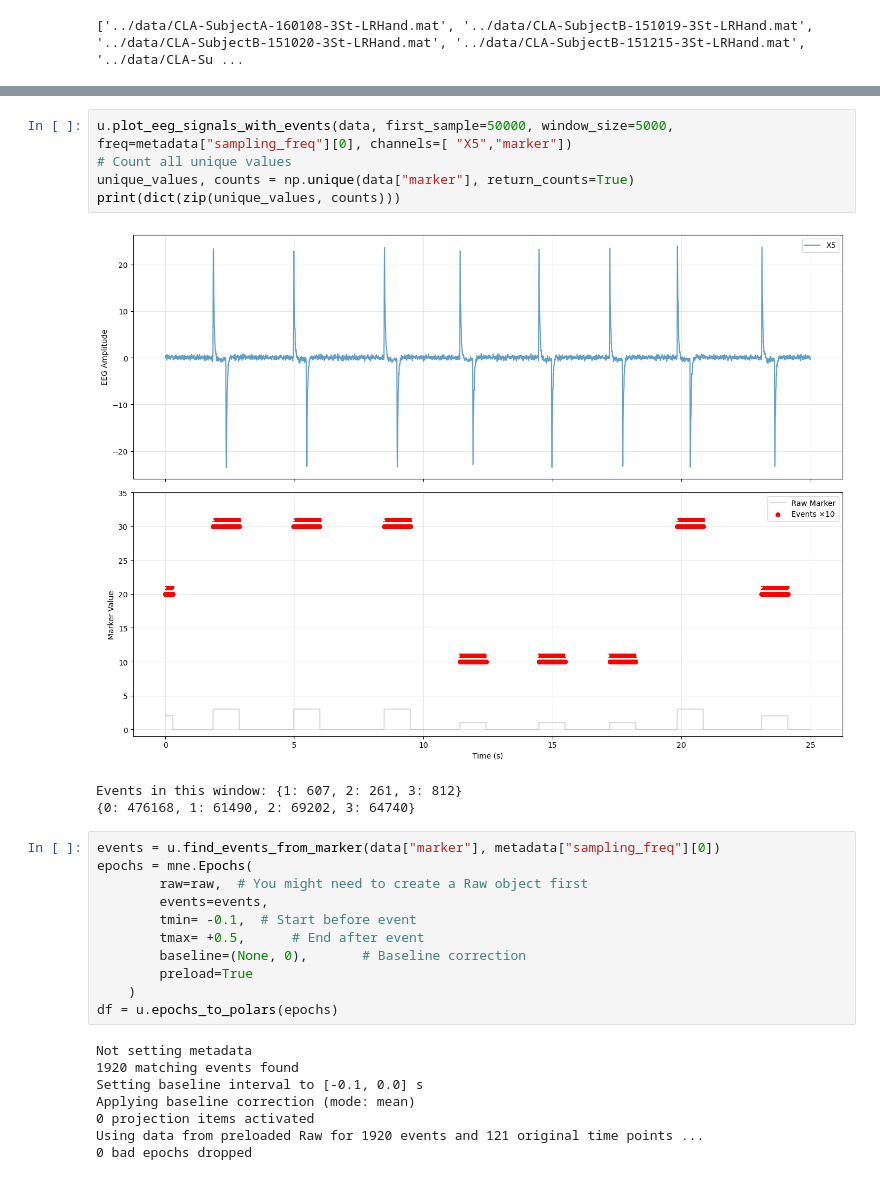
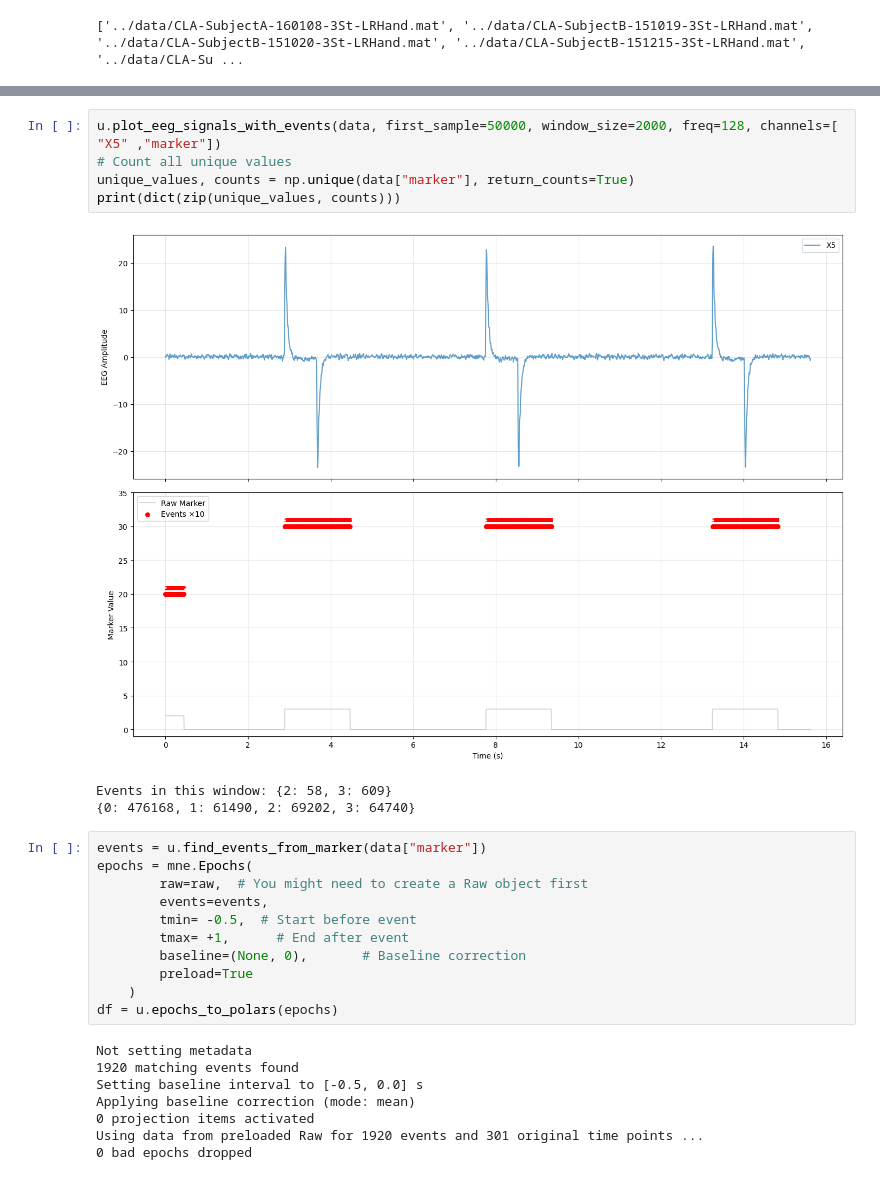
Before and after one commit to eZWALT/ML4HD-Machine-Learning-for-Human-Data, a Jupyter notebook: PROJECT/src/playing_around.ipynb, the cells around one changed output, grey strips where cells are left out. Cells and saved outputs as stored; diff of their text form.

Commit message:
first full pipeline -  its shit haha

```diff
--- a/PROJECT/src/playing_around.ipynb
+++ b/PROJECT/src/playing_around.ipynb
@@ -48,19 +81,19 @@ Plotting power spectral density (dB=True).
 # %%
-u.plot_eeg_signals_with_events(data, first_sample=50000, window_size=5000, freq=metadata["sampling_freq"][0], channels=[ "X5","marker"])
+u.plot_eeg_signals_with_events(data, first_sample=50000, window_size=2000, freq=128, channels=[ "X5" ,"marker"])
 # Count all unique values
 unique_values, counts = np.unique(data["marker"], return_counts=True)
 print(dict(zip(unique_values, counts)))
 # %% [output]
-[figure, old version]
+[figure, new version]
-Events in this window: {1: 607, 2: 261, 3: 812}
+Events in this window: {2: 58, 3: 609}
 {0: 476168, 1: 61490, 2: 69202, 3: 64740}
 # %%
-events = u.find_events_from_marker(data["marker"], metadata["sampling_freq"][0])
+events = u.find_events_from_marker(data["marker"])
 epochs = mne.Epochs(
         raw=raw,  # You might need to create a Raw object first
         events=events,
-        tmin= -0.1,  # Start before event
-        tmax= +0.5,      # End after event
+        tmin= -0.5,  # Start before event
+        tmax= +1,      # End after event
         baseline=(None, 0),       # Baseline correction
         preload=True
     )
@@ -68,8 +101,8 @@ df = u.epochs_to_polars(epochs)
 # %% [output]
 Not setting metadata
 1920 matching events found
-Setting baseline interval to [-0.1, 0.0] s
+Setting baseline interval to [-0.5, 0.0] s
 Applying baseline correction (mode: mean)
 0 projection items activated
-Using data from preloaded Raw for 1920 events and 121 original time points ...
+Using data from preloaded Raw for 1920 events and 301 original time points ...
 0 bad epochs dropped
```
Also changed, not shown: parts of 12 cells of this notebook, 4 other files.
